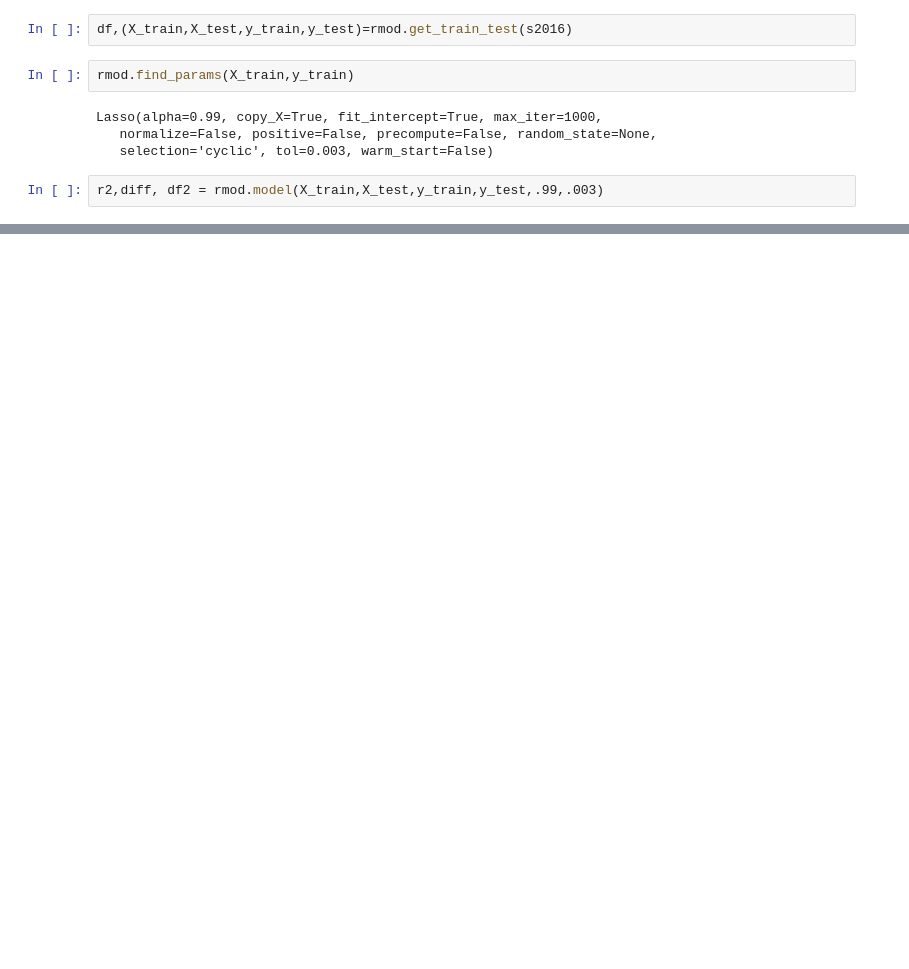
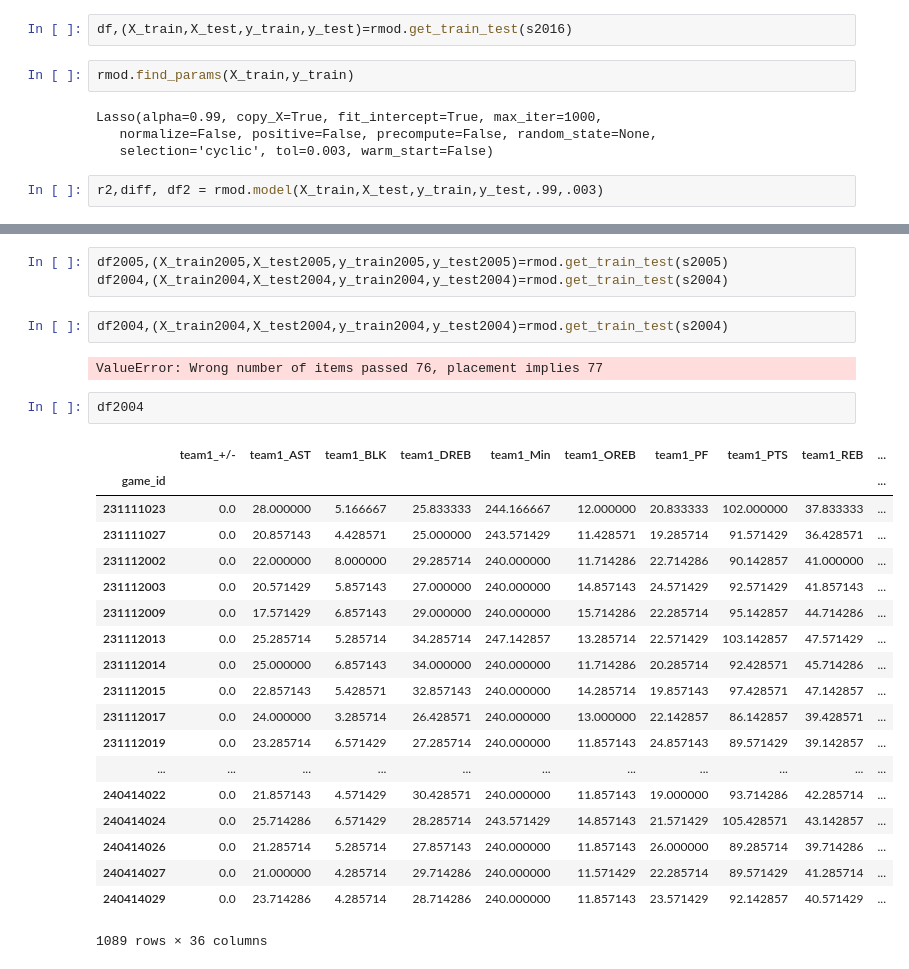
Before and after one commit to sadelson97/dsi_capstone, a Jupyter notebook: means_model.ipynb, the cells around one changed output, grey strips where cells are left out. Drawn from its saved outputs; the diff is of its cells as text; blank space fills up the shorter version.

```diff
--- a/means_model.ipynb
+++ b/means_model.ipynb
@@ -320,0 +302,29 @@ s2017
+# %%
+df2005,(X_train2005,X_test2005,y_train2005,y_test2005)=rmod.get_train_test(s2005)
+df2004,(X_train2004,X_test2004,y_train2004,y_test2004)=rmod.get_train_test(s2004)
+# %%
+df2004,(X_train2004,X_test2004,y_train2004,y_test2004)=rmod.get_train_test(s2004)
+# %% [output]
+ValueError: Wrong number of items passed 76, placement implies 77
+# %%
+df2004
+# %% [output]
+|  | team1_+/- | team1_AST | team1_BLK | team1_DREB | team1_Min | team1_OREB | team1_PF | team1_PTS | team1_REB | ... |
+| game_id |  |  |  |  |  |  |  |  |  | ... |
+| 231111023 | 0.0 | 28.000000 | 5.166667 | 25.833333 | 244.166667 | 12.000000 | 20.833333 | 102.000000 | 37.833333 | ... |
+| 231111027 | 0.0 | 20.857143 | 4.428571 | 25.000000 | 243.571429 | 11.428571 | 19.285714 | 91.571429 | 36.428571 | ... |
+| 231112002 | 0.0 | 22.000000 | 8.000000 | 29.285714 | 240.000000 | 11.714286 | 22.714286 | 90.142857 | 41.000000 | ... |
+| 231112003 | 0.0 | 20.571429 | 5.857143 | 27.000000 | 240.000000 | 14.857143 | 24.571429 | 92.571429 | 41.857143 | ... |
+| 231112009 | 0.0 | 17.571429 | 6.857143 | 29.000000 | 240.000000 | 15.714286 | 22.285714 | 95.142857 | 44.714286 | ... |
+| 231112013 | 0.0 | 25.285714 | 5.285714 | 34.285714 | 247.142857 | 13.285714 | 22.571429 | 103.142857 | 47.571429 | ... |
+| 231112014 | 0.0 | 25.000000 | 6.857143 | 34.000000 | 240.000000 | 11.714286 | 20.285714 | 92.428571 | 45.714286 | ... |
+| 231112015 | 0.0 | 22.857143 | 5.428571 | 32.857143 | 240.000000 | 14.285714 | 19.857143 | 97.428571 | 47.142857 | ... |
+| 231112017 | 0.0 | 24.000000 | 3.285714 | 26.428571 | 240.000000 | 13.000000 | 22.142857 | 86.142857 | 39.428571 | ... |
+| 231112019 | 0.0 | 23.285714 | 6.571429 | 27.285714 | 240.000000 | 11.857143 | 24.857143 | 89.571429 | 39.142857 | ... |
+| ... | ... | ... | ... | ... | ... | ... | ... | ... | ... | ... |
+| 240414022 | 0.0 | 21.857143 | 4.571429 | 30.428571 | 240.000000 | 11.857143 | 19.000000 | 93.714286 | 42.285714 | ... |
+| 240414024 | 0.0 | 25.714286 | 6.571429 | 28.285714 | 243.571429 | 14.857143 | 21.571429 | 105.428571 | 43.142857 | ... |
+| 240414026 | 0.0 | 21.285714 | 5.285714 | 27.857143 | 240.000000 | 11.857143 | 26.000000 | 89.285714 | 39.714286 | ... |
+| 240414027 | 0.0 | 21.000000 | 4.285714 | 29.714286 | 240.000000 | 11.571429 | 22.285714 | 89.571429 | 41.285714 | ... |
+| 240414029 | 0.0 | 23.714286 | 4.285714 | 28.714286 | 240.000000 | 11.857143 | 23.571429 | 92.142857 | 40.571429 | ... |
+1089 rows × 36 columns
```
Also changed, not shown: parts of 32 cells of this notebook.
